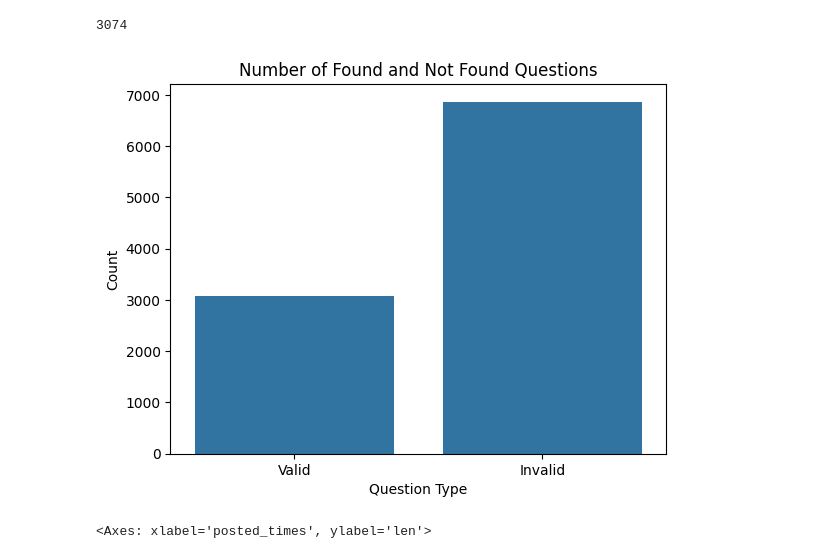
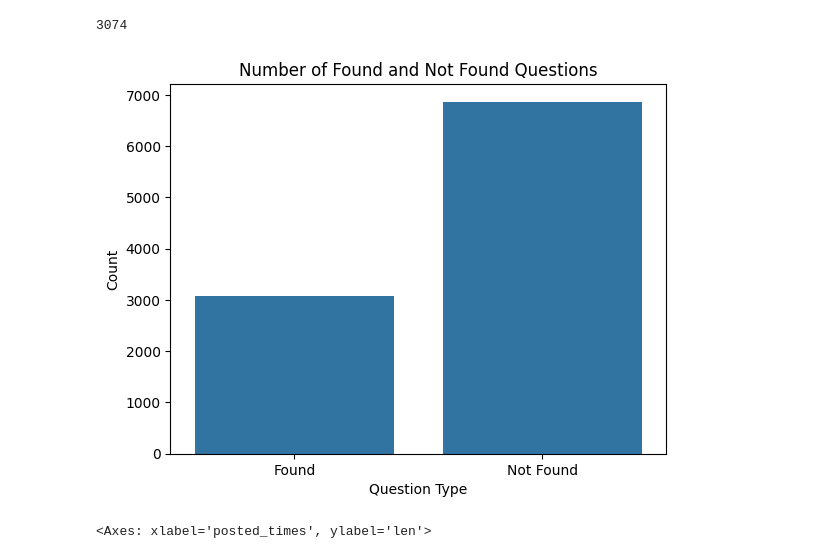
Before and after one commit to rolandramp/ExDDS24Group14, a Jupyter notebook: src/DataAnalysis.ipynb, the cells around one changed output. Cells and saved outputs as stored; diff of their text form; code cells hidden in the pictures.

```diff
--- a/src/DataAnalysis.ipynb
+++ b/src/DataAnalysis.ipynb
@@ -27,19 +27,19 @@ scrape_questions_and_answers_df.filter(pl.col('title') == 'Not Found').shape[0]
 # %%
 found_count = scrape_questions_and_answers_df.filter(pl.col('title') != 'Not Found').group_by('number').len().shape[0]
 not_found_count = scrape_questions_and_answers_df.filter(pl.col('title') == 'Not Found').shape[0]
 
 # Create a DataFrame with the counts
 data = pl.DataFrame({
-    'Question Type': ['Valid', 'Invalid'],
+    'Question Type': ['Found', 'Not Found'],
     'Count': [found_count, not_found_count]
 })
 
 # Create the bar plot
 sns.barplot(x='Question Type', y='Count', data=data)
 plt.title('Number of Found and Not Found Questions')
 plt.show()
 # %% [output]
-[figure, old version]
+[figure, new version]
 # %%
 time_line_df = scrape_questions_and_answers_df.filter(pl.col('title') != 'Not Found').group_by('posted_times').len().sort('posted_times')
 
```
